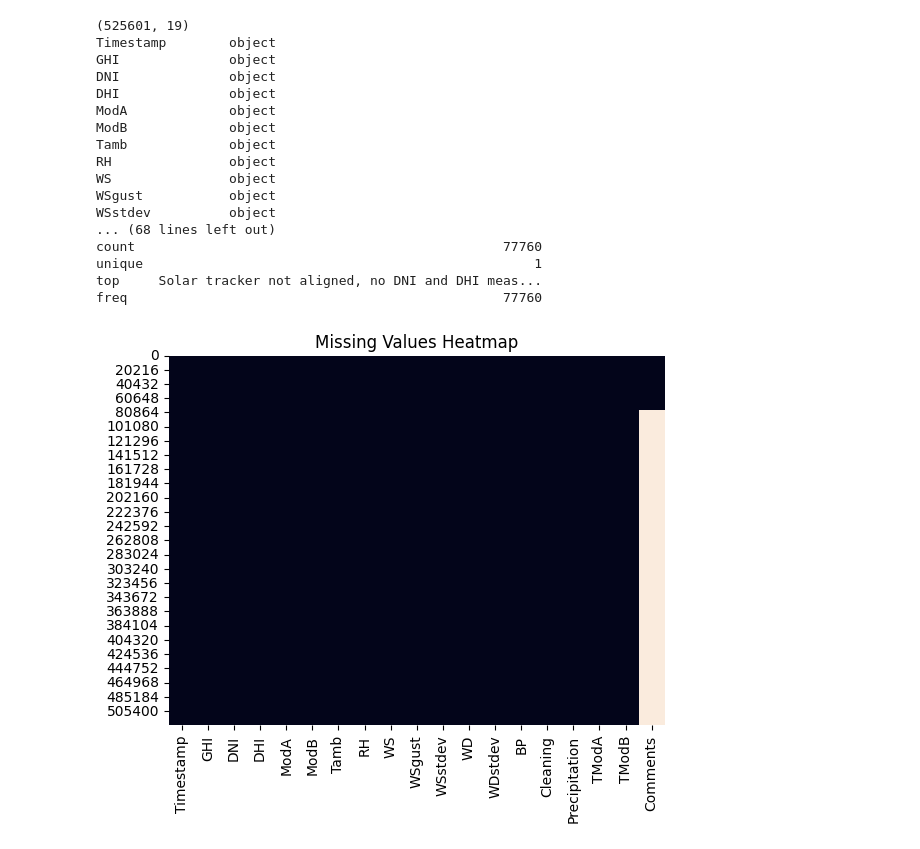
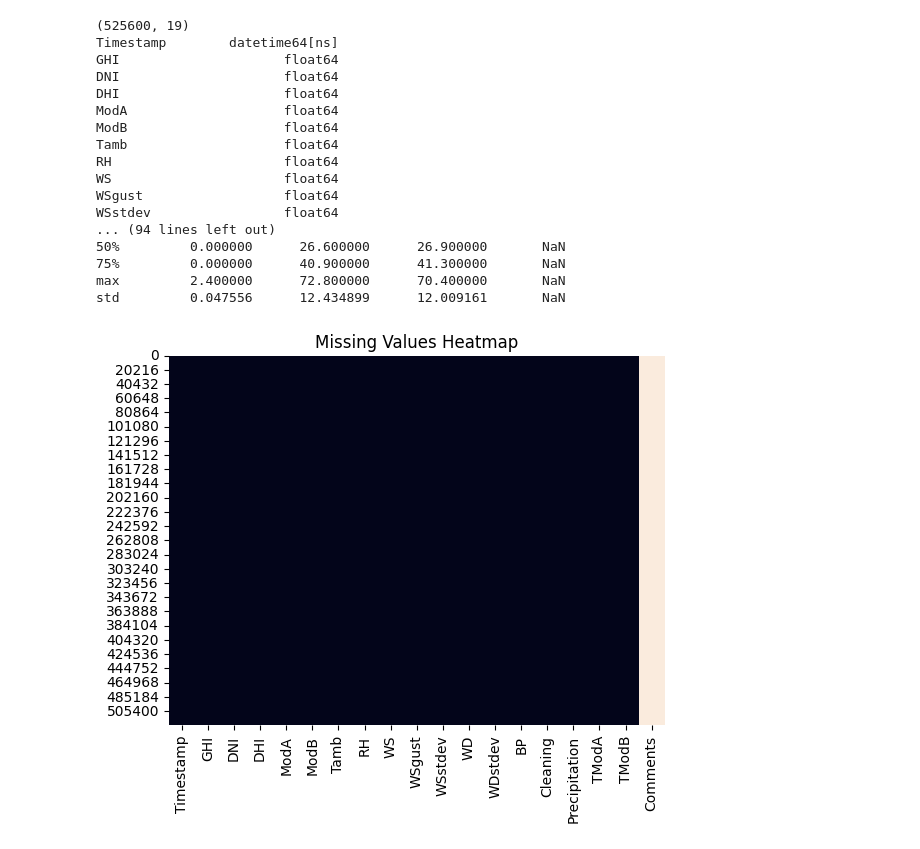
Before and after one commit to MiskirB/solar-challenge-week1, a Jupyter notebook: notebooks/1_data_cleaning_benin.ipynb, the cells around one changed output. Saved outputs shown, nothing was run; the diff lists cells and outputs as text; code cells hidden in the pictures.

Commit message:
Branches and benin analysis completed

```diff
--- a/notebooks/1_data_cleaning_benin.ipynb
+++ b/notebooks/1_data_cleaning_benin.ipynb
@@ -1,44 +1,47 @@
 # %%
 import pandas as pd
 import matplotlib.pyplot as plt
 import seaborn as sns
 
 # Load the dataset
 # df = pd.read_csv("../data/benin.csv") #not working
-df = pd.read_csv("../data/benin.csv", encoding='cp1252')
+df = pd.read_csv("../data/sierraleone-bumbuna.csv", encoding='cp1252', low_memory=False,parse_dates=['Timestamp'])
+
+
+
 
 
 # Quick overview
 print(df.shape)
 print(df.dtypes)
 print(df.head())
 
 # Check for nulls
 print(df.isnull().sum())
 
 # Descriptive statistics
 print(df.describe())
 
 # Visualize missing values
 sns.heatmap(df.isnull(), cbar=False)
 plt.title("Missing Values Heatmap")
 plt.show()
 # %% [output]
-(525601, 19)
-Timestamp        object
-GHI              object
-DNI              object
-DHI              object
-ModA             object
-ModB             object
-Tamb             object
-RH               object
-WS               object
-WSgust           object
-WSstdev          object
-... (68 lines left out)
-count                                               77760
-unique                                                  1
-top     Solar tracker not aligned, no DNI and DHI meas...
-freq                                                77760
+(525600, 19)
+Timestamp        datetime64[ns]
+GHI                     float64
+DNI                     float64
+DHI                     float64
+ModA                    float64
+ModB                    float64
+Tamb                    float64
+RH                      float64
+WS                      float64
+WSgust                  float64
+WSstdev                 float64
+... (94 lines left out)
+50%         0.000000      26.600000      26.900000       NaN
+75%         0.000000      40.900000      41.300000       NaN
+max         2.400000      72.800000      70.400000       NaN
+std         0.047556      12.434899      12.009161       NaN
-[figure, old version]
+[figure, new version]
```
Also changed, not shown: 4 other files.
